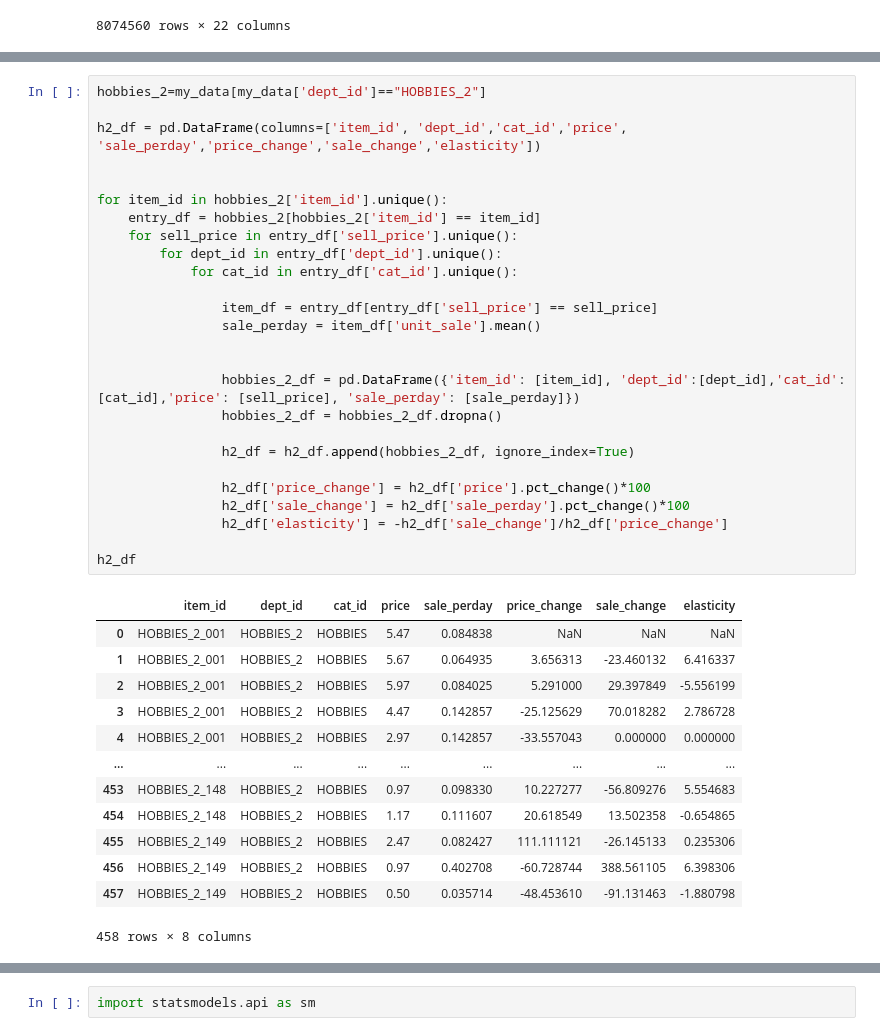
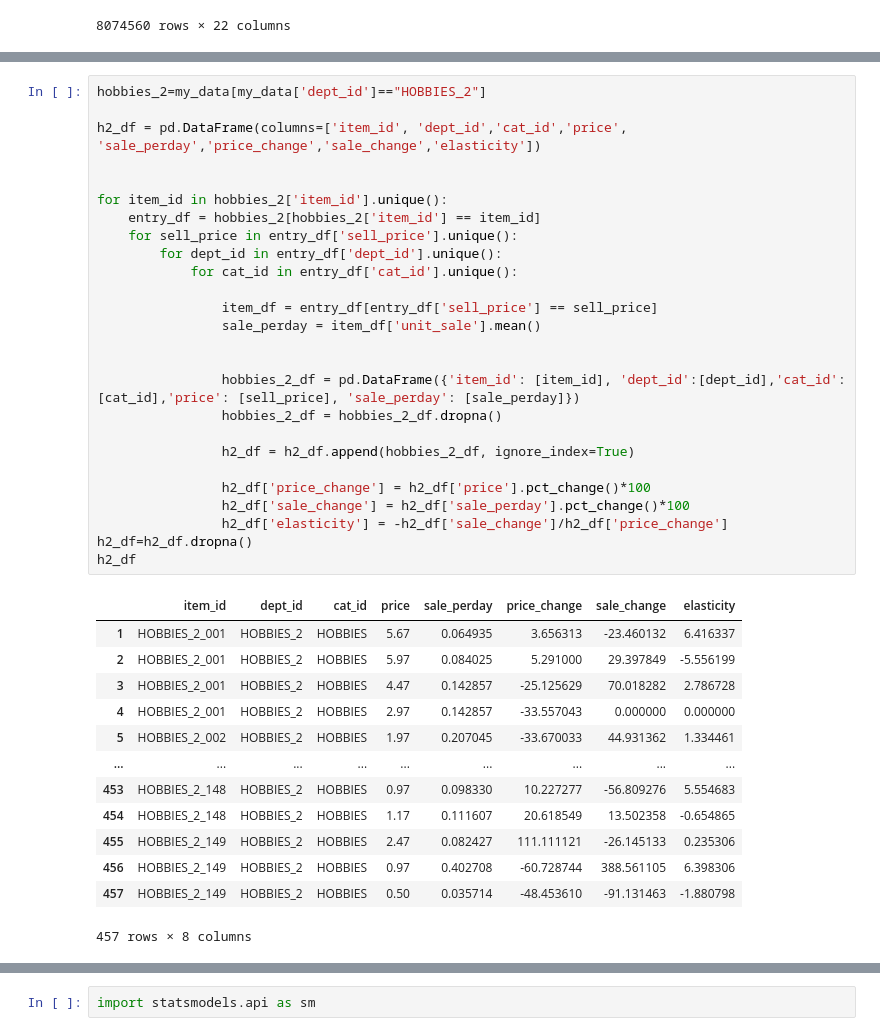
Before and after one commit to janiceivana/DS_05, a Jupyter notebook: New Data Analysis.ipynb, the cells around one changed output, grey strips where cells are left out. Cells and saved outputs as stored; diff of their text form.

```diff
--- a/New Data Analysis.ipynb
+++ b/New Data Analysis.ipynb
@@ -1098,40 +1132,40 @@ h1_df
 # %%
 hobbies_2=my_data[my_data['dept_id']=="HOBBIES_2"]
 
 h2_df = pd.DataFrame(columns=['item_id', 'dept_id','cat_id','price', 'sale_perday','price_change','sale_change','elasticity'])
 
 
 for item_id in hobbies_2['item_id'].unique():
     entry_df = hobbies_2[hobbies_2['item_id'] == item_id]
     for sell_price in entry_df['sell_price'].unique():
         for dept_id in entry_df['dept_id'].unique():
             for cat_id in entry_df['cat_id'].unique():
 
                 item_df = entry_df[entry_df['sell_price'] == sell_price]
                 sale_perday = item_df['unit_sale'].mean()
 
 
                 hobbies_2_df = pd.DataFrame({'item_id': [item_id], 'dept_id':[dept_id],'cat_id':[cat_id],'price': [sell_price], 'sale_perday': [sale_perday]})
                 hobbies_2_df = hobbies_2_df.dropna()
 
                 h2_df = h2_df.append(hobbies_2_df, ignore_index=True)
 
                 h2_df['price_change'] = h2_df['price'].pct_change()*100
                 h2_df['sale_change'] = h2_df['sale_perday'].pct_change()*100
                 h2_df['elasticity'] = -h2_df['sale_change']/h2_df['price_change']
-
+h2_df=h2_df.dropna()
 h2_df
 # %% [output]
 |  | item_id | dept_id | cat_id | price | sale_perday | price_change | sale_change | elasticity |
-| 0 | HOBBIES_2_001 | HOBBIES_2 | HOBBIES | 5.47 | 0.084838 | NaN | NaN | NaN |
 | 1 | HOBBIES_2_001 | HOBBIES_2 | HOBBIES | 5.67 | 0.064935 | 3.656313 | -23.460132 | 6.416337 |
 | 2 | HOBBIES_2_001 | HOBBIES_2 | HOBBIES | 5.97 | 0.084025 | 5.291000 | 29.397849 | -5.556199 |
 | 3 | HOBBIES_2_001 | HOBBIES_2 | HOBBIES | 4.47 | 0.142857 | -25.125629 | 70.018282 | 2.786728 |
 | 4 | HOBBIES_2_001 | HOBBIES_2 | HOBBIES | 2.97 | 0.142857 | -33.557043 | 0.000000 | 0.000000 |
+| 5 | HOBBIES_2_002 | HOBBIES_2 | HOBBIES | 1.97 | 0.207045 | -33.670033 | 44.931362 | 1.334461 |
 | ... | ... | ... | ... | ... | ... | ... | ... | ... |
 | 453 | HOBBIES_2_148 | HOBBIES_2 | HOBBIES | 0.97 | 0.098330 | 10.227277 | -56.809276 | 5.554683 |
 | 454 | HOBBIES_2_148 | HOBBIES_2 | HOBBIES | 1.17 | 0.111607 | 20.618549 | 13.502358 | -0.654865 |
 | 455 | HOBBIES_2_149 | HOBBIES_2 | HOBBIES | 2.47 | 0.082427 | 111.111121 | -26.145133 | 0.235306 |
 | 456 | HOBBIES_2_149 | HOBBIES_2 | HOBBIES | 0.97 | 0.402708 | -60.728744 | 388.561105 | 6.398306 |
 | 457 | HOBBIES_2_149 | HOBBIES_2 | HOBBIES | 0.50 | 0.035714 | -48.453610 | -91.131463 | -1.880798 |
-458 rows × 8 columns
+457 rows × 8 columns
```
Also changed, not shown: parts of 18 cells of this notebook.
